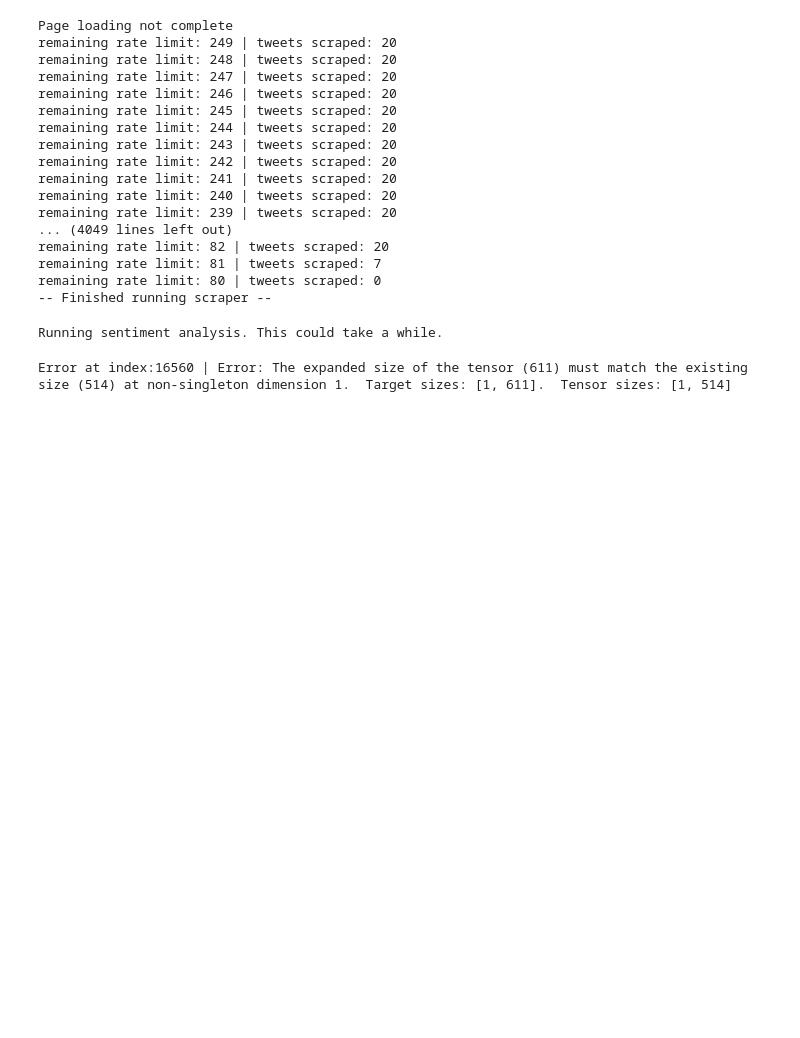
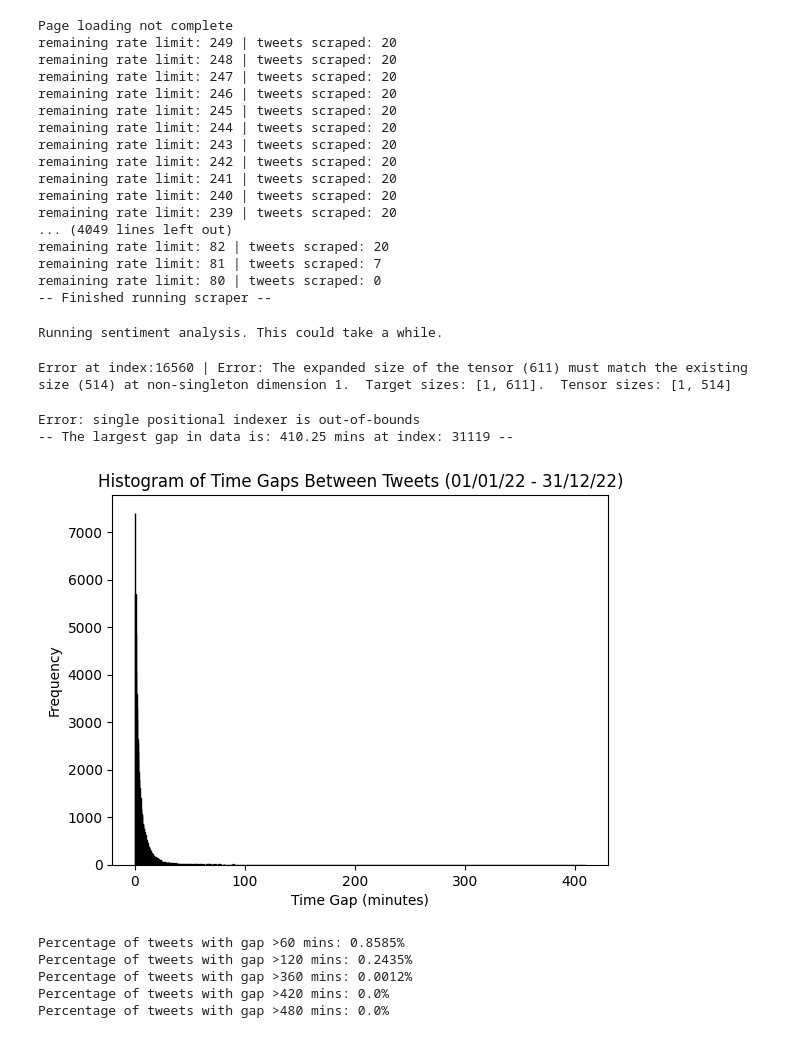
Before and after one commit to christywastaken/twitter-sentiment-analysis, a Jupyter notebook: twitter_sentiment_analysis.ipynb, the cells around one changed output. Drawn from its saved outputs; the diff is of its cells as text; code cells hidden in the pictures; blank space fills up the shorter version.

```diff
--- a/twitter_sentiment_analysis.ipynb
+++ b/twitter_sentiment_analysis.ipynb
@@ -433,3 +427,35 @@ tweet_df_sentiment.dropna(subset=['negative', 'neutral', 'positive'], inplace=Tr
 #Save to SQL
 with SQLContextManager('twitter_sentiment_analysis.db') as connection:
     tweet_df_sentiment.to_sql('all_2020_sentiment', connection, if_exists='replace', index=False)
+# %%
+# Add epoch seconds to df
+with SQLContextManager('twitter_sentiment_analysis.db') as connection:
+    query = "SELECT * FROM all_2020_sentiment"
+    tweet_df_2020 = pd.read_sql(query, connection)
+
+epoch_tweet_df_2020 = add_epoch_time_and_sort(tweet_df=tweet_df_2020)
+tweet_df_time_gaps_2020 = check_gaps_in_data(epoch_tweet_df_2020)
+tweet_df_time_gaps_2020.sort_values(by='time_diff_mins', inplace=True, ascending=False)
+# %% [output]
+Error: single positional indexer is out-of-bounds
+-- The largest gap in data is: 410.25 mins at index: 31119 --
+# %%
+# Visualise gaps in the data
+plt.hist(tweet_df_time_gaps_2020['time_diff_mins'], bins='auto', edgecolor='black')
+plt.title('Histogram of Time Gaps Between Tweets (01/01/22 - 31/12/22)')
+plt.xlabel('Time Gap (minutes)')
+plt.ylabel('Frequency')
+plt.show()
+
+# Printing some numbers on the time-gaps in data.
+data_size = len(tweet_df_time_gaps_2020)
+for time in [60,120,360,420,480]:
+    num_gaps = sum(tweet_df_time_gaps_2020['time_diff_mins']>time)
+    print(f'Percentage of tweets with gap >{str(time)} mins: {round(((num_gaps/data_size)*100),4)}%')
+# %% [output]
+[figure, added]
+Percentage of tweets with gap >60 mins: 0.8585%
+Percentage of tweets with gap >120 mins: 0.2435%
+Percentage of tweets with gap >360 mins: 0.0012%
+Percentage of tweets with gap >420 mins: 0.0%
+Percentage of tweets with gap >480 mins: 0.0%
```
Also changed, not shown: parts of 7 cells of this notebook.
